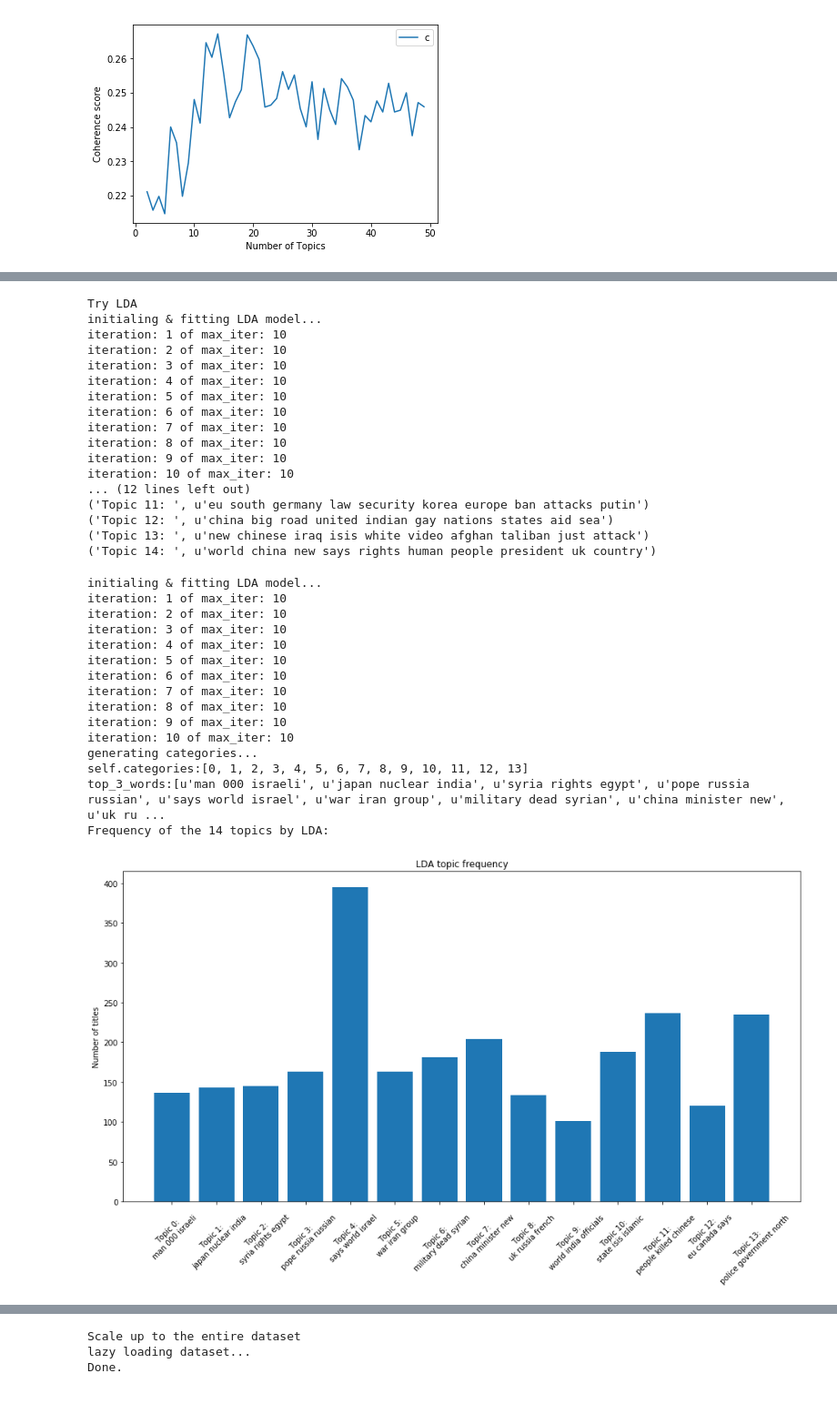
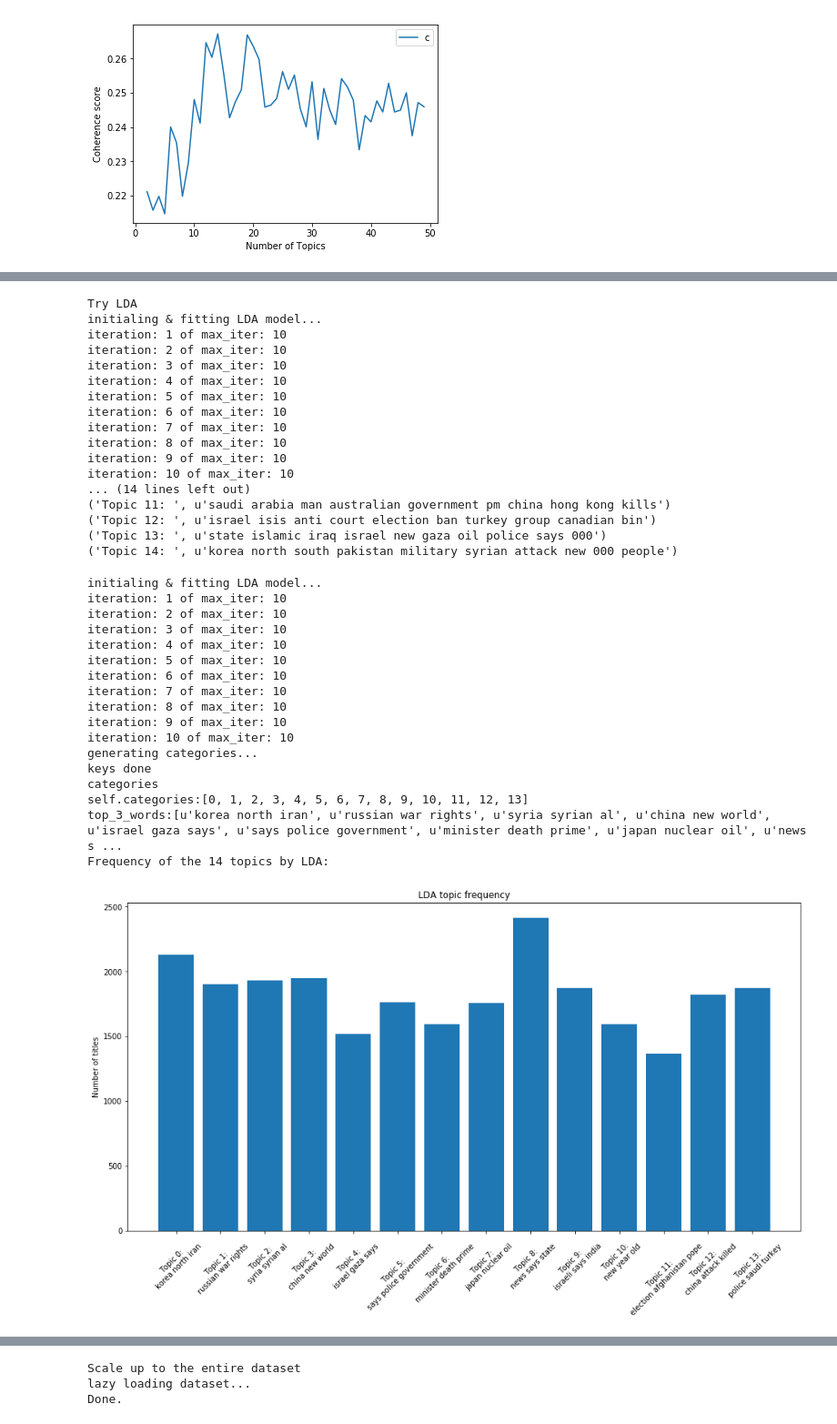
Before and after one commit to telenovelachuan/Eluvio_DS_Challenge, a Jupyter notebook: notebooks/topic_modeling.ipynb, the cells around one changed output, grey strips where cells are left out. Shown at 91% size. Drawn from its saved outputs; the diff is of its cells as text; code cells hidden in the pictures.

```diff
--- a/notebooks/topic_modeling.ipynb
+++ b/notebooks/topic_modeling.ipynb
@@ -99,7 +99,7 @@ class Topic_Model:
 
 
     def plot_num_title_of_each_topic(self, count_vectorizer):
-        top_3_words = self._get_top_n_words(3, self.keys, count_vectorizer)
+        top_3_words = get_top_n_words(3, self.n_components, self.sampled_document_term_matrix, self.keys, count_vectorizer)
         print "self.categories:{}".format(self.categories)
         print "top_3_words:{}".format(top_3_words)
         labels = ['Topic {}: \n'.format(i) + top_3_words[i] for i in self.categories]
@@ -138,7 +138,7 @@ class Topic_Model:
         colormap = TOPIC_COLOR_MAP[:self.n_components]
         proportion = 20;
         sampled_up_votes_sizes = self.sampled_up_votes / proportion;
-        top_3_words = self._get_top_n_words(3, self.keys, count_vectorizer)
+        top_3_words = get_top_n_words(3, self.n_components, self.sampled_document_term_matrix, self.keys, count_vectorizer)
         fig, ax = plt.subplots(figsize=(16,16))
         plt.scatter(x=tsne_vectors[:,0], y=tsne_vectors[:,1],
                     color=colormap[self.keys],
@@ -268,6 +277,6 @@ use t-SNE to visualize LSA high dimensional dataset
 # %%
 print "Try LDA"
-lda_model = Topic_Model(sampled_df, model_type='LDA', max_features=40000, learning_method='online', n_components=14, random_state=0, verbose=1)
+lda_model = Topic_Model(df, model_type='LDA', max_features=40000, learning_method='online', n_components=14, random_state=0, verbose=1)
 lda_model.get_top_n_topics(count_vectorizer_limited, 10)
 # %% [output]
 Try LDA
@@ -282,29 +291,31 @@ iteration: 7 of max_iter: 10
 iteration: 8 of max_iter: 10
 iteration: 9 of max_iter: 10
 iteration: 10 of max_iter: 10
-... (12 lines left out)
-('Topic 11: ', u'eu south germany law security korea europe ban attacks putin')
-('Topic 12: ', u'china big road united indian gay nations states aid sea')
-('Topic 13: ', u'new chinese iraq isis white video afghan taliban just attack')
-('Topic 14: ', u'world china new says rights human people president uk country')
+... (14 lines left out)
+('Topic 11: ', u'saudi arabia man australian government pm china hong kong kills')
+('Topic 12: ', u'israel isis anti court election ban turkey group canadian bin')
+('Topic 13: ', u'state islamic iraq israel new gaza oil police says 000')
+('Topic 14: ', u'korea north south pakistan military syrian attack new 000 people')
 # %%
-lda_model = Topic_Model(sampled_df, model_type='LDA', max_features=40000, learning_method='online', n_components=14, random_state=0, verbose=1)
+lda_model = Topic_Model(df, model_type='LDA', max_features=40000, learning_method='online', n_components=14, random_state=0, verbose=1)
 lda_model.plot_num_title_of_each_topic(count_vectorizer_limited)
 # %% [output]
 initialing & fitting LDA model...
 iteration: 1 of max_iter: 10
 iteration: 2 of max_iter: 10
 iteration: 3 of max_iter: 10
 iteration: 4 of max_iter: 10
 iteration: 5 of max_iter: 10
 iteration: 6 of max_iter: 10
 iteration: 7 of max_iter: 10
 iteration: 8 of max_iter: 10
 iteration: 9 of max_iter: 10
 iteration: 10 of max_iter: 10
 generating categories...
+keys done
+categories
 self.categories:[0, 1, 2, 3, 4, 5, 6, 7, 8, 9, 10, 11, 12, 13]
-top_3_words:[u'man 000 israeli', u'japan nuclear india', u'syria rights egypt', u'pope russia russian', u'says world israel', u'war iran group', u'military dead syrian', u'china minister new', u'uk ru ...
+top_3_words:[u'korea north iran', u'russian war rights', u'syria syrian al', u'china new world', u'israel gaza says', u'says police government', u'minister death prime', u'japan nuclear oil', u'news s ...
 Frequency of the 14 topics by LDA:
-[figure, old version]
+[figure, new version]
 # %%
```
Also changed, not shown: parts of 6 cells of this notebook.
